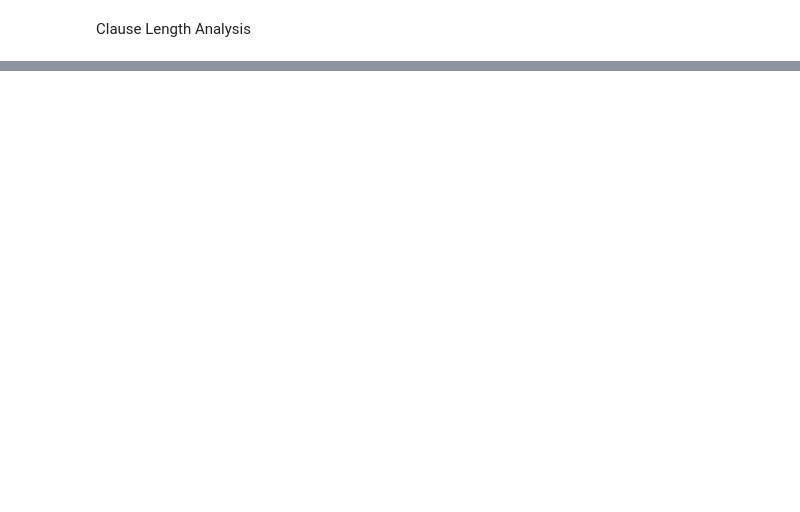
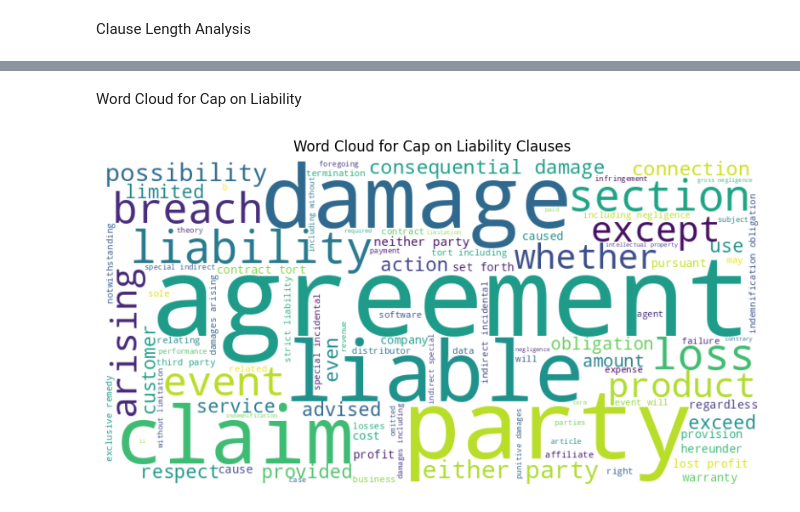
Before and after one commit to rahul-mandadi/LegalClause, a Jupyter notebook: Notebooks/EDA.ipynb, the cells around one changed output, grey strips where cells are left out. Drawn from its saved outputs; the diff is of its cells as text; code cells hidden in the pictures; blank space fills up the shorter version.

```diff
--- a/Notebooks/EDA.ipynb
+++ b/Notebooks/EDA.ipynb
@@ -62,0 +105,15 @@ Max clause length: 363 words
+# %% [markdown]
+Word Cloud for Cap on Liability
+# %%
+# Cell 5: Word Cloud for Cap on Liability
+# Generate word cloud for Cap on Liability clauses (class 0)
+
+class_text = ' '.join(df_combined[df_combined['class_label'] == 0]['cleaned_text'])
+wordcloud = WordCloud(width=800, height=400, background_color='white', max_words=100).generate(class_text)
+plt.figure(figsize=(10, 5))
+plt.imshow(wordcloud, interpolation='bilinear')
+plt.axis('off')
+plt.title('Word Cloud for Cap on Liability Clauses')
+plt.show()
+# %% [output]
+[figure, added]
```
Also changed, not shown: parts of 15 cells of this notebook.
